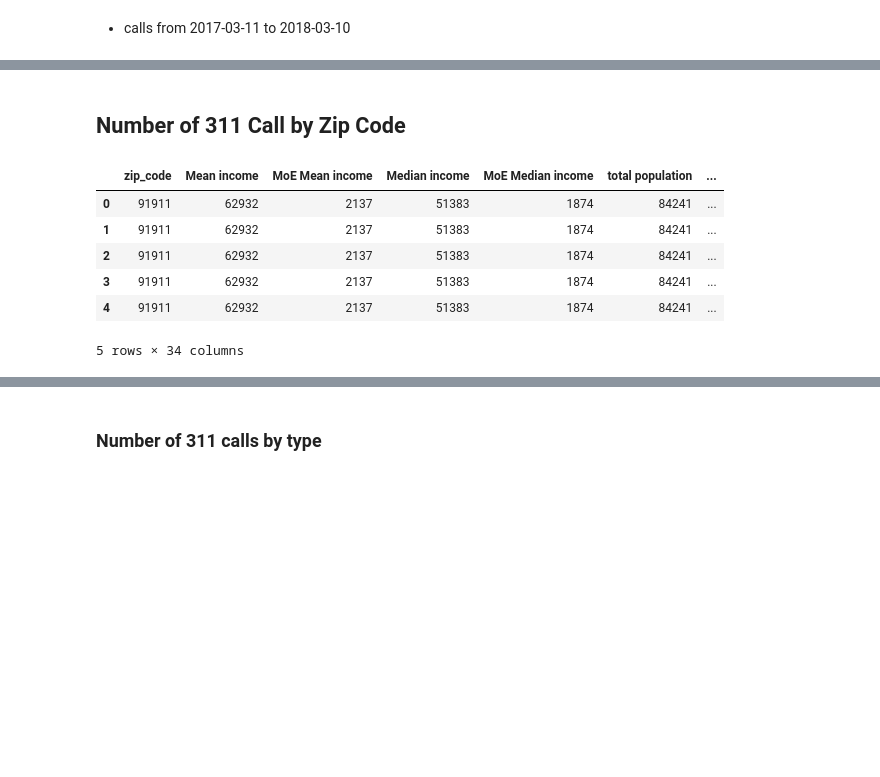
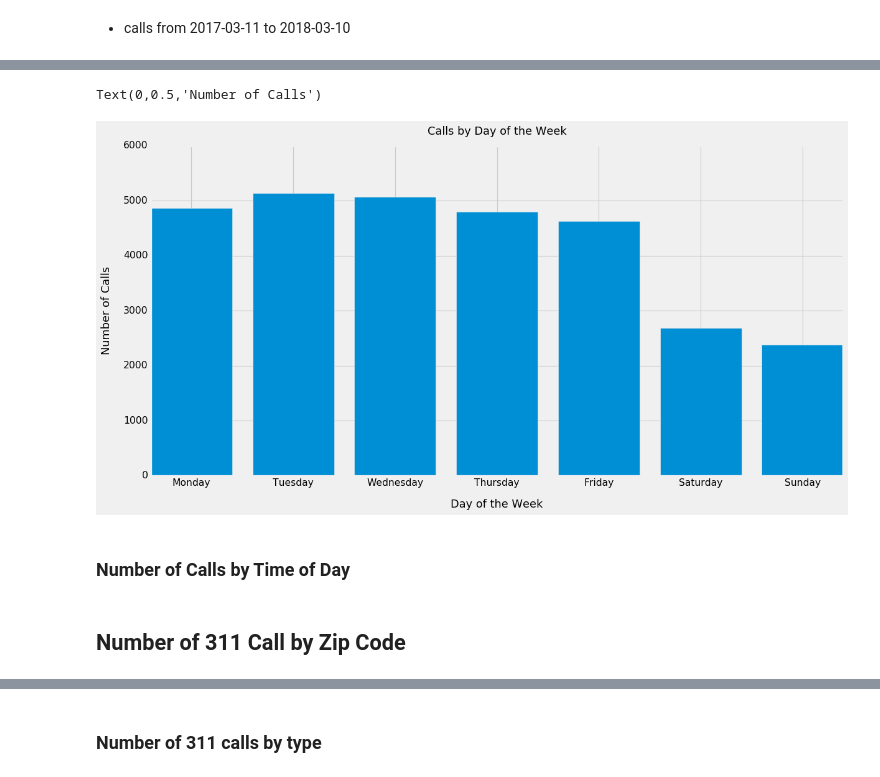
Before and after one commit to farhadOmidvar/311-San-Diego, a Jupyter notebook: notebooks/charts_all.ipynb, the cells around one changed output, grey strips where cells are left out. Saved outputs shown, nothing was run; the diff lists cells and outputs as text; code cells hidden in the pictures; blank space fills up the shorter version.

```diff
--- a/notebooks/charts_all.ipynb
+++ b/notebooks/charts_all.ipynb
@@ -83,17 +95,19 @@ plt.grid()
+# %%
+plt.figure(figsize=[16, 8])
+plt.bar(weekdays['weekday'], weekdays['service_request_id'], align='center')
+plt.title('Calls by Day of the Week', fontsize=fontsize, pad=fontsize)
+plt.xlabel('Day of the Week', fontsize=fontsize, labelpad=fontsize)
+plt.ylabel('Number of Calls', fontsize=fontsize, labelpad=fontsize)
+# %% [output]
+Text(0,0.5,'Number of Calls')
+[figure, added]
+# %% [markdown]
+### Number of Calls by Time of Day
 # %% [markdown]
 ## Number of 311 Call by Zip Code
 # %%
 final_311_path = os.path.join('..','data','final_311.csv')
 final_311_df = pd.read_csv(final_311_path)
-final_311_df.head()
-# %% [output]
-|  | zip_code | Mean income | MoE Mean income | Median income | MoE Median income | total population | ... |
-| 0 | 91911 | 62932 | 2137 | 51383 | 1874 | 84241 | ... |
-| 1 | 91911 | 62932 | 2137 | 51383 | 1874 | 84241 | ... |
-| 2 | 91911 | 62932 | 2137 | 51383 | 1874 | 84241 | ... |
-| 3 | 91911 | 62932 | 2137 | 51383 | 1874 | 84241 | ... |
-| 4 | 91911 | 62932 | 2137 | 51383 | 1874 | 84241 | ... |
-5 rows × 34 columns
 # %%
 zip_service = final_311_df.groupby('zip_code')['service_request_id'].count().sort_values(ascending=False)
 # zip_service
```
Also changed, not shown: parts of 10 cells of this notebook, 4 other files.
